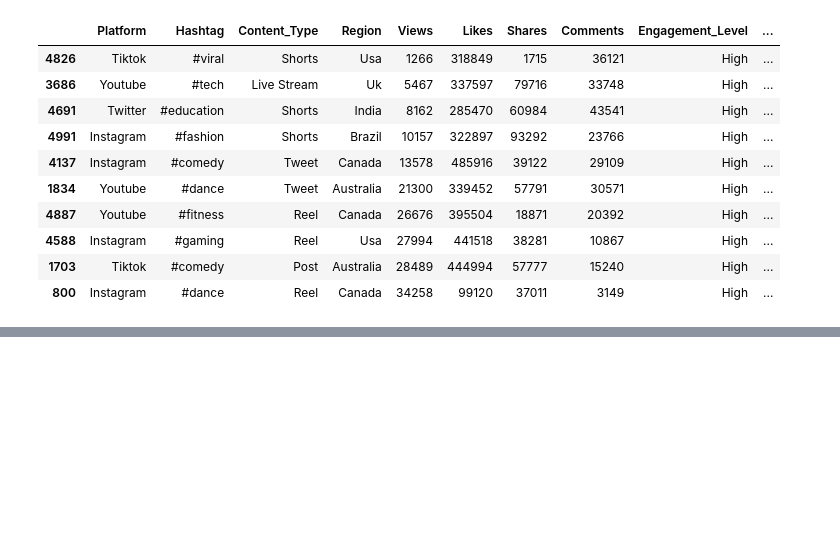
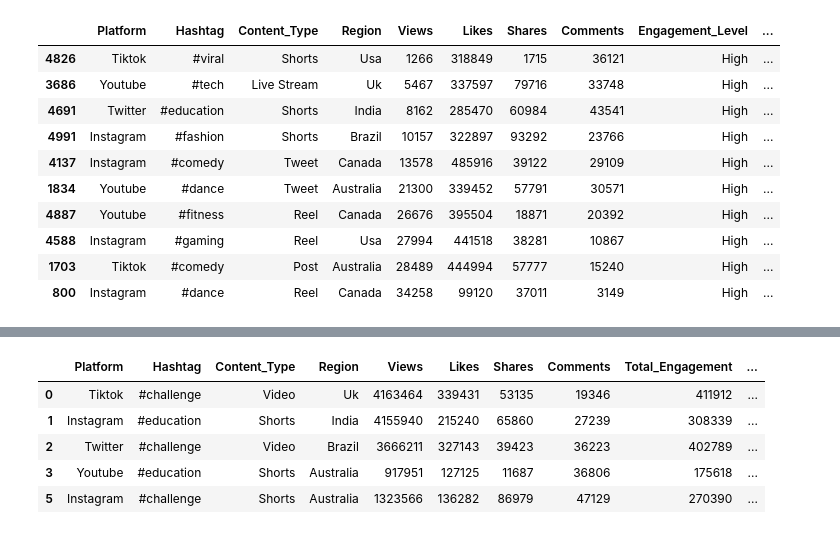
Before and after one commit to jari127/MSDS25026_Project, a Jupyter notebook: code_file.ipynb, the cells around one changed output, grey strips where cells are left out. Drawn from its saved outputs; the diff is of its cells as text; code cells hidden in the pictures; blank space fills up the shorter version.

```diff
--- a/code_file.ipynb
+++ b/code_file.ipynb
@@ -425,0 +464,26 @@ df_filt.head(10)
+# %%
+# We will filter for more realistic data.
+df_filtered = df[
+    (df["Likes"] <= df["Views"]) &
+    (df["Comments"] <= df["Views"]) &
+    (df["Shares"] <= df["Views"]) &
+    (df["Likes"] / df["Views"] <= 0.3)  # Maximum 30% Likes/Views
+]
+# %%
+df_filtered = df_filtered.drop(["Engagement_Level"],axis = 1)
+# Map the engagement levels manually
+df_filtered["Engagement_Level_Calculated"] = df_filtered["Engagement_Level_Calculated"].map({
+    "Low": 0,
+    "Medium": 1,
+    "High": 2
+})
+# %%
+# Display
+df_filtered.head()
+# %% [output]
+|  | Platform | Hashtag | Content_Type | Region | Views | Likes | Shares | Comments | Total_Engagement | ... |
+| 0 | Tiktok | #challenge | Video | Uk | 4163464 | 339431 | 53135 | 19346 | 411912 | ... |
+| 1 | Instagram | #education | Shorts | India | 4155940 | 215240 | 65860 | 27239 | 308339 | ... |
+| 2 | Twitter | #challenge | Video | Brazil | 3666211 | 327143 | 39423 | 36223 | 402789 | ... |
+| 3 | Youtube | #education | Shorts | Australia | 917951 | 127125 | 11687 | 36806 | 175618 | ... |
+| 5 | Instagram | #challenge | Shorts | Australia | 1323566 | 136282 | 86979 | 47129 | 270390 | ... |
```
Also changed, not shown: parts of 3 cells of this notebook.
